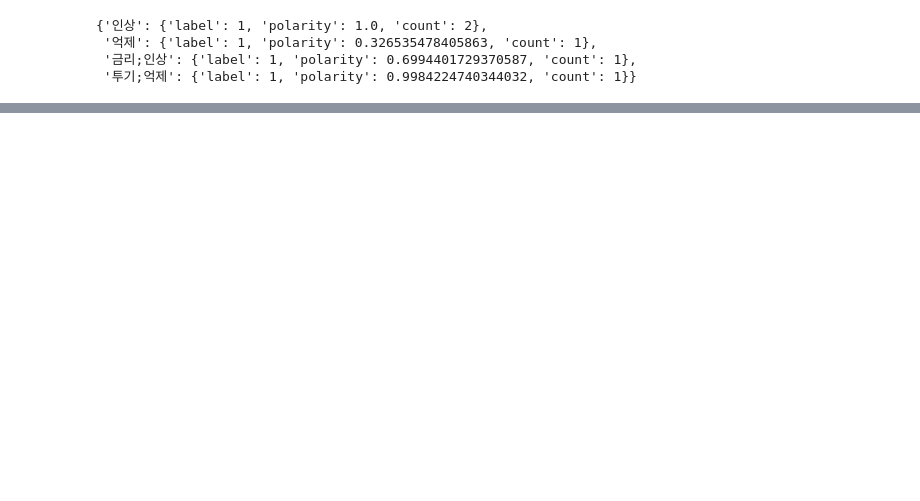
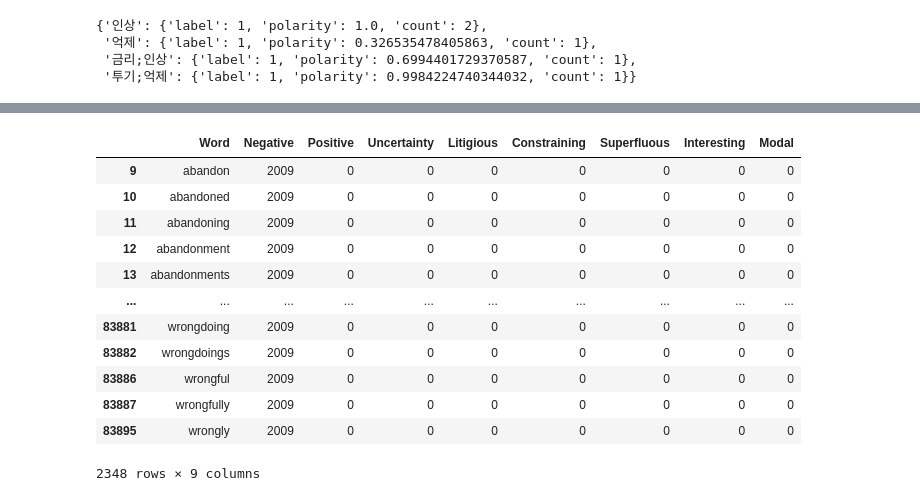
Before and after one commit to entelecheia/ekorpkit-config, a Jupyter notebook: notebooks/sentiment/lexicon.ipynb, the cells around one changed output, grey strips where cells are left out. Cells and saved outputs as stored; diff of their text form; code cells hidden in the pictures; blank space fills up the shorter version.

```diff
--- a/notebooks/sentiment/lexicon.ipynb
+++ b/notebooks/sentiment/lexicon.ipynb
@@ -40,0 +83,8 @@ lexicon.analyze(tokens, tags=['label', 'polarity'])
+# %%
+from ekorpkit import eKonf
+
+config_group='model/sentiment/lexicon=lm'
+cfg = eKonf.compose(config_group=config_group)
+# eKonf.pprint(cfg)
+lexicon = eKonf.instantiate(cfg)
+# print(lexicon)
@@ -40,0 +116,16 @@ lexicon.analyze(tokens, tags=['label', 'polarity'])
+# %%
+lexicon._lexicon[lexicon._lexicon.Negative > 0]
+# %% [output]
+|  | Word | Negative | Positive | Uncertainty | Litigious | Constraining | Superfluous | Interesting | Modal |
+| 9 | abandon | 2009 | 0 | 0 | 0 | 0 | 0 | 0 | 0 |
+| 10 | abandoned | 2009 | 0 | 0 | 0 | 0 | 0 | 0 | 0 |
+| 11 | abandoning | 2009 | 0 | 0 | 0 | 0 | 0 | 0 | 0 |
+| 12 | abandonment | 2009 | 0 | 0 | 0 | 0 | 0 | 0 | 0 |
+| 13 | abandonments | 2009 | 0 | 0 | 0 | 0 | 0 | 0 | 0 |
+| ... | ... | ... | ... | ... | ... | ... | ... | ... | ... |
+| 83881 | wrongdoing | 2009 | 0 | 0 | 0 | 0 | 0 | 0 | 0 |
+| 83882 | wrongdoings | 2009 | 0 | 0 | 0 | 0 | 0 | 0 | 0 |
+| 83886 | wrongful | 2009 | 0 | 0 | 0 | 0 | 0 | 0 | 0 |
+| 83887 | wrongfully | 2009 | 0 | 0 | 0 | 0 | 0 | 0 | 0 |
+| 83895 | wrongly | 2009 | 0 | 0 | 0 | 0 | 0 | 0 | 0 |
+2348 rows × 9 columns
```
Also changed, not shown: parts of 8 cells of this notebook.
